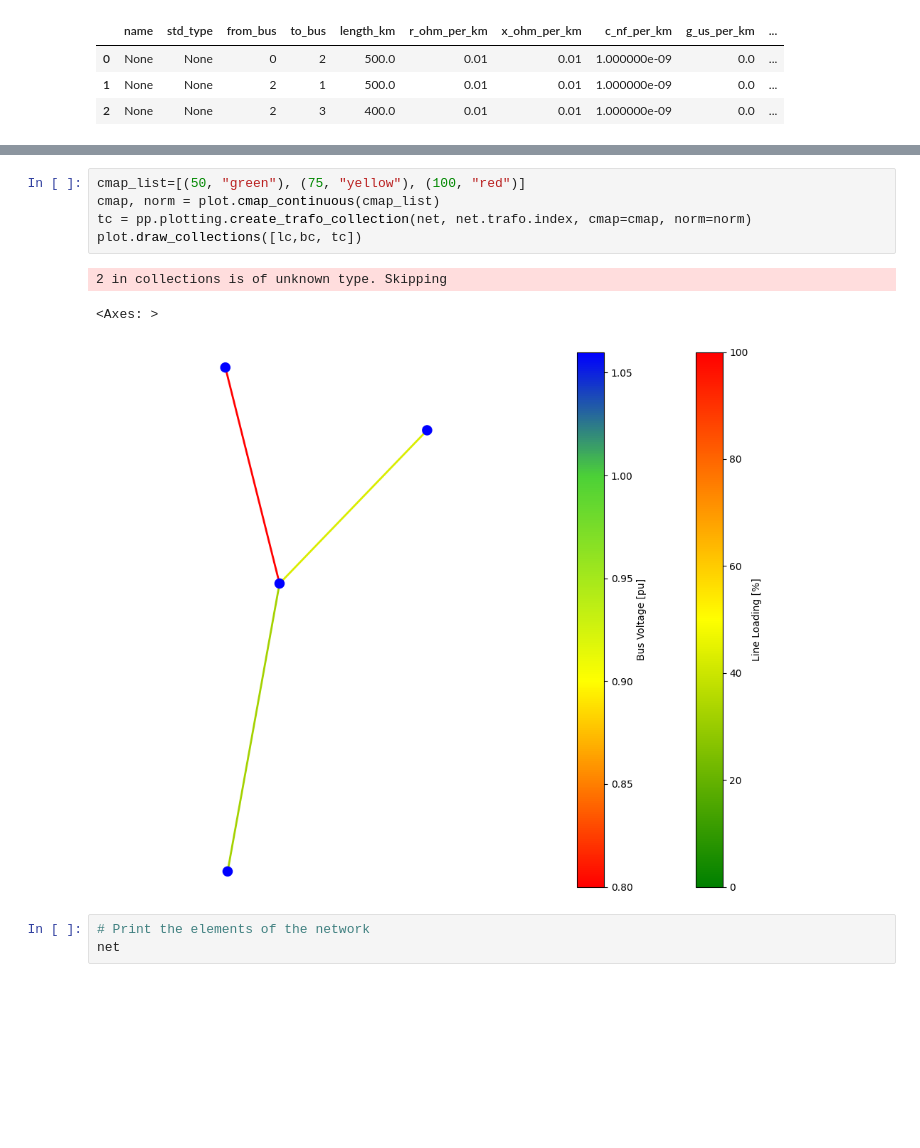
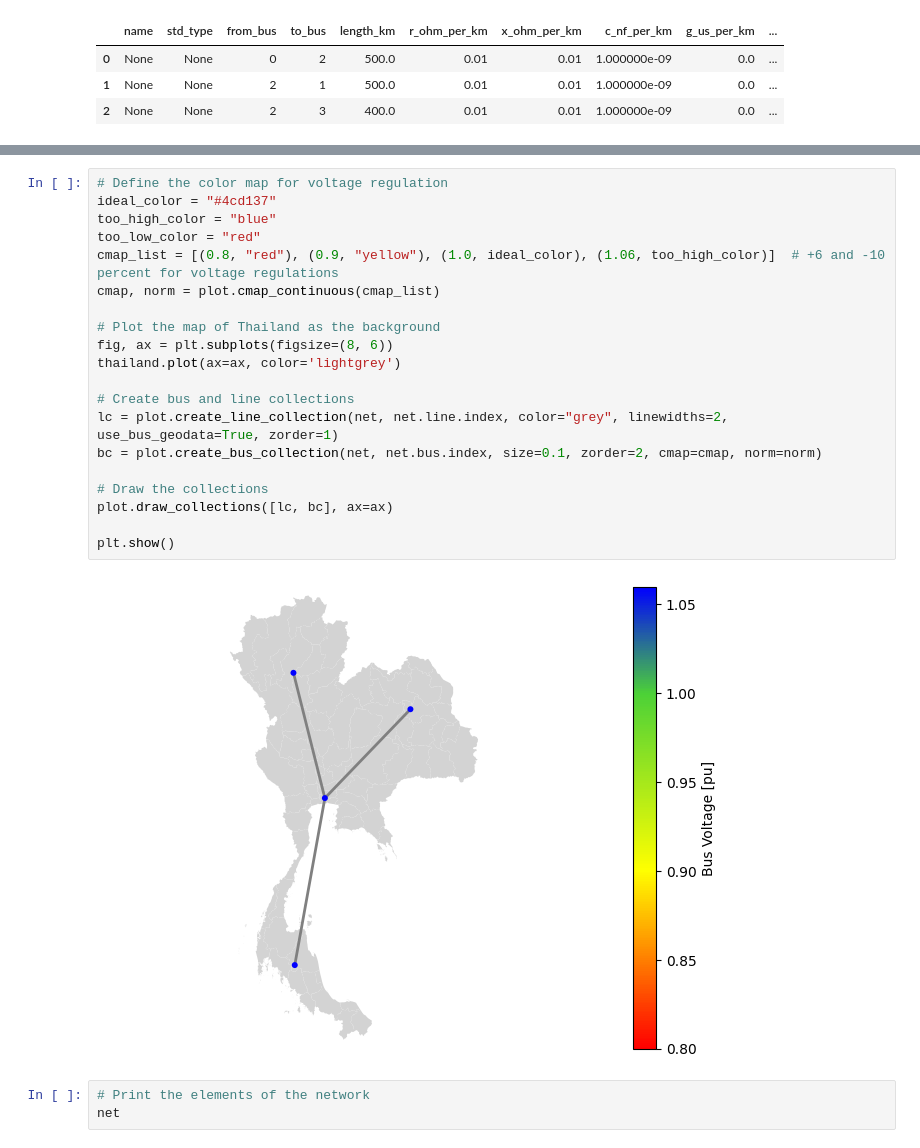
Before and after one commit to williamrodz/Thai-PandaPower, a Jupyter notebook: ThaiEnergyFlow.ipynb, the cells around one changed output, grey strips where cells are left out. Saved outputs shown, nothing was run; the diff lists cells and outputs as text; blank space fills up the shorter version.

```diff
--- a/ThaiEnergyFlow.ipynb
+++ b/ThaiEnergyFlow.ipynb
@@ -228,12 +227,25 @@ plot.draw_collections([lc,bc], figsize=(8,6))
-# %%
-cmap_list=[(50, "green"), (75, "yellow"), (100, "red")]
-cmap, norm = plot.cmap_continuous(cmap_list)
-tc = pp.plotting.create_trafo_collection(net, net.trafo.index, cmap=cmap, norm=norm)
-plot.draw_collections([lc,bc, tc])
-# %% [output]
-2 in collections is of unknown type. Skipping
-<Axes: >
-[figure, removed]
+# %%
+# Define the color map for voltage regulation
+ideal_color = "#4cd137"
+too_high_color = "blue"
+too_low_color = "red"
+cmap_list = [(0.8, "red"), (0.9, "yellow"), (1.0, ideal_color), (1.06, too_high_color)]  # +6 and -10 percent for voltage regulations
+cmap, norm = plot.cmap_continuous(cmap_list)
+
+# Plot the map of Thailand as the background
+fig, ax = plt.subplots(figsize=(8, 6))
+thailand.plot(ax=ax, color='lightgrey')
+
+# Create bus and line collections
+lc = plot.create_line_collection(net, net.line.index, color="grey", linewidths=2, use_bus_geodata=True, zorder=1)
+bc = plot.create_bus_collection(net, net.bus.index, size=0.1, zorder=2, cmap=cmap, norm=norm)
+
+# Draw the collections
+plot.draw_collections([lc, bc], ax=ax)
+
+plt.show()
+# %% [output]
+[figure, added]
 # %%
 # Print the elements of the network
 net
```
Also changed, not shown: parts of 7 cells of this notebook, 1 other file.
